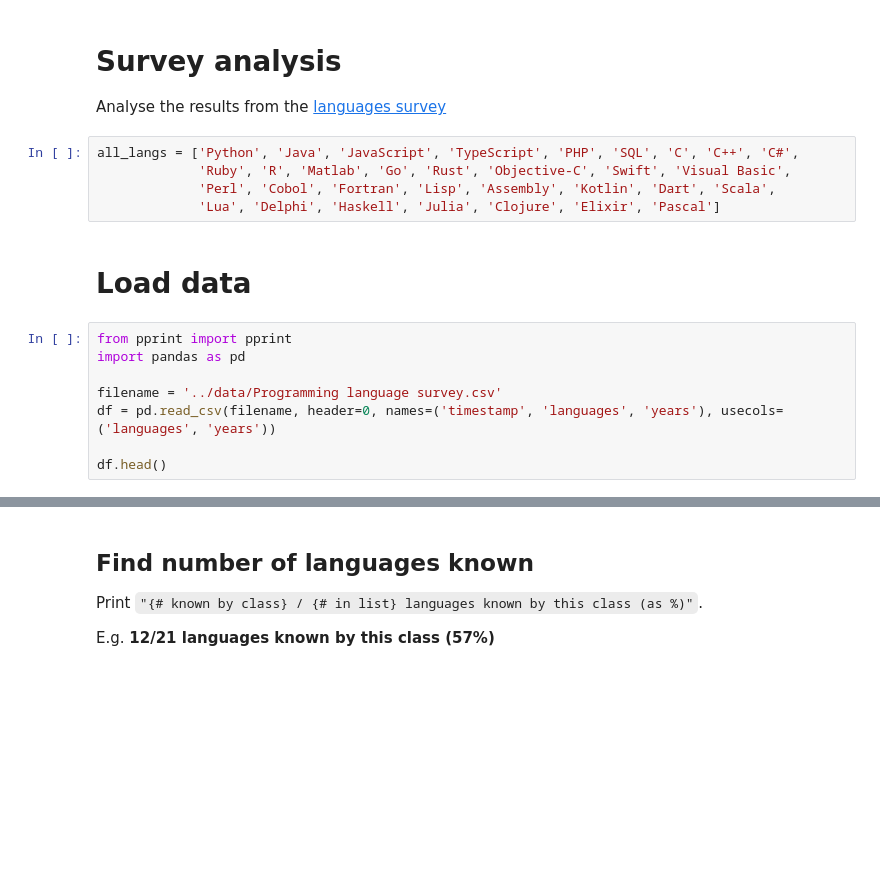
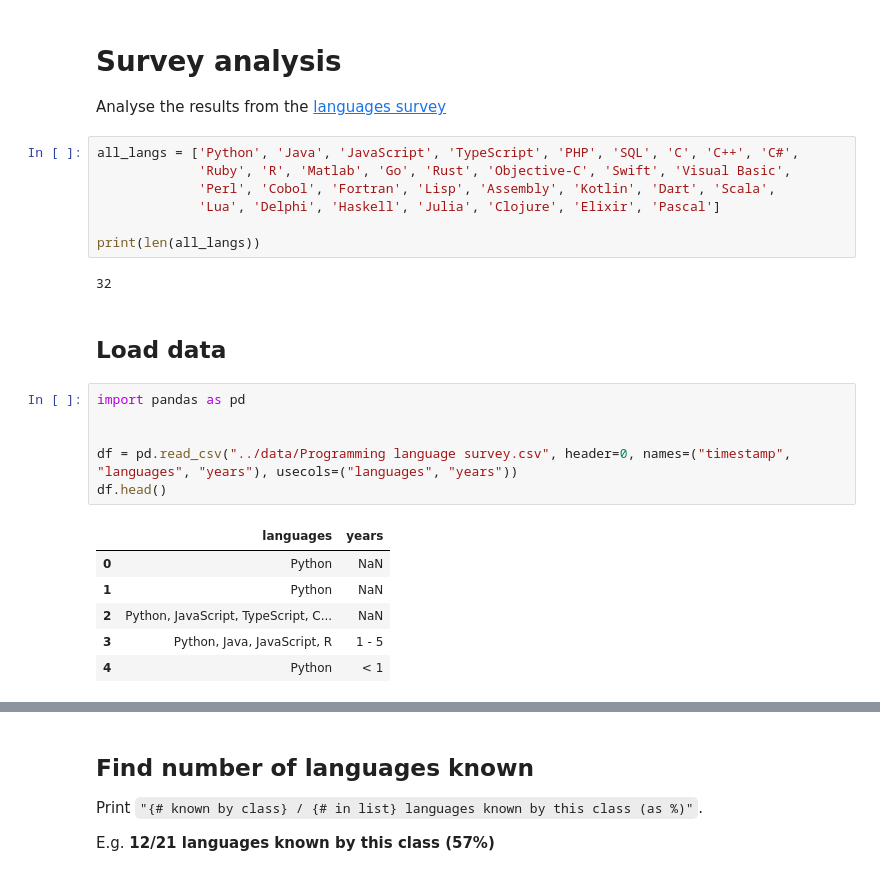
Before and after one commit to ariannedee/python-data-structures, a Jupyter notebook: project/sample_solutions/proj_4_pandas.ipynb, the cells around one changed output, grey strips where cells are left out. Saved outputs shown, nothing was run; the diff lists cells and outputs as text; blank space fills up the shorter version.

```diff
--- a/project/sample_solutions/proj_4_pandas.ipynb
+++ b/project/sample_solutions/proj_4_pandas.ipynb
@@ -6,16 +6,25 @@ all_langs = ['Python', 'Java', 'JavaScript', 'TypeScript', 'PHP', 'SQL', 'C', 'C
              'Ruby', 'R', 'Matlab', 'Go', 'Rust', 'Objective-C', 'Swift', 'Visual Basic',
              'Perl', 'Cobol', 'Fortran', 'Lisp', 'Assembly', 'Kotlin', 'Dart', 'Scala',
              'Lua', 'Delphi', 'Haskell', 'Julia', 'Clojure', 'Elixir', 'Pascal']
+
+print(len(all_langs))
+# %% [output]
+32
 # %% [markdown]
-# Load data
+## Load data
 # %%
-from pprint import pprint
 import pandas as pd
 
-filename = '../data/Programming language survey.csv'
-df = pd.read_csv(filename, header=0, names=('timestamp', 'languages', 'years'), usecols=('languages', 'years'))
 
+df = pd.read_csv("../data/Programming language survey.csv", header=0, names=("timestamp", "languages", "years"), usecols=("languages", "years"))
 df.head()
+# %% [output]
+|  | languages | years |
+| 0 | Python | NaN |
+| 1 | Python | NaN |
+| 2 | Python, JavaScript, TypeScript, C... | NaN |
+| 3 | Python, Java, JavaScript, R | 1 - 5 |
+| 4 | Python | < 1 |
 # %%
 import re
 
```
Also changed, not shown: parts of 12 cells of this notebook, 5 other files.
